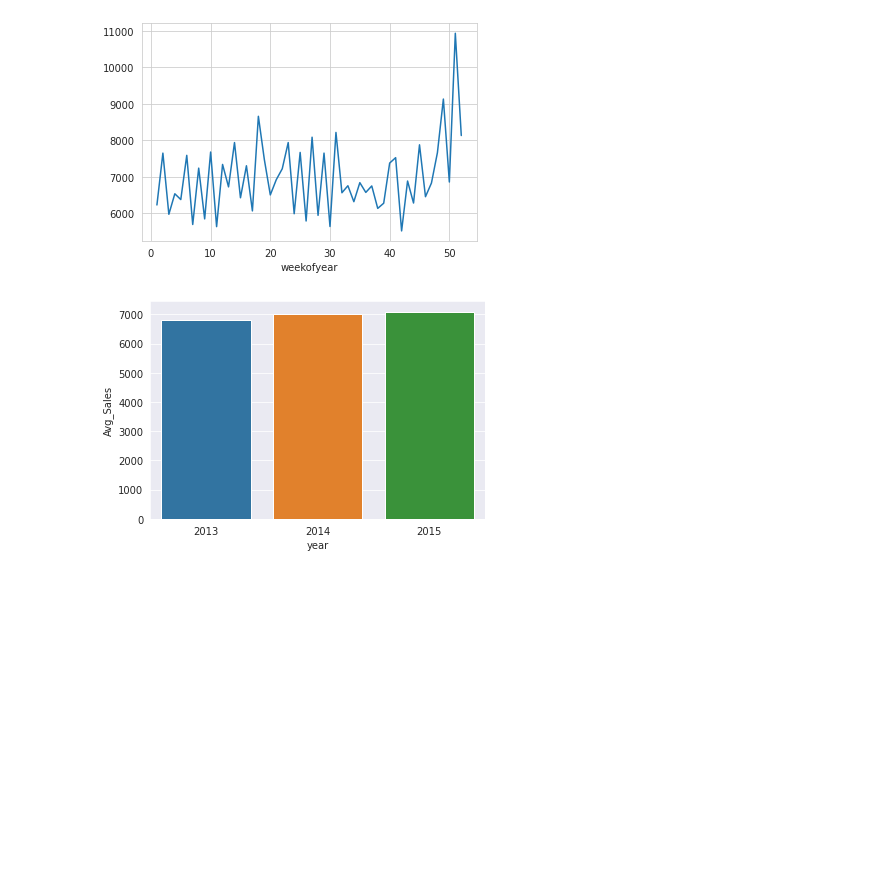
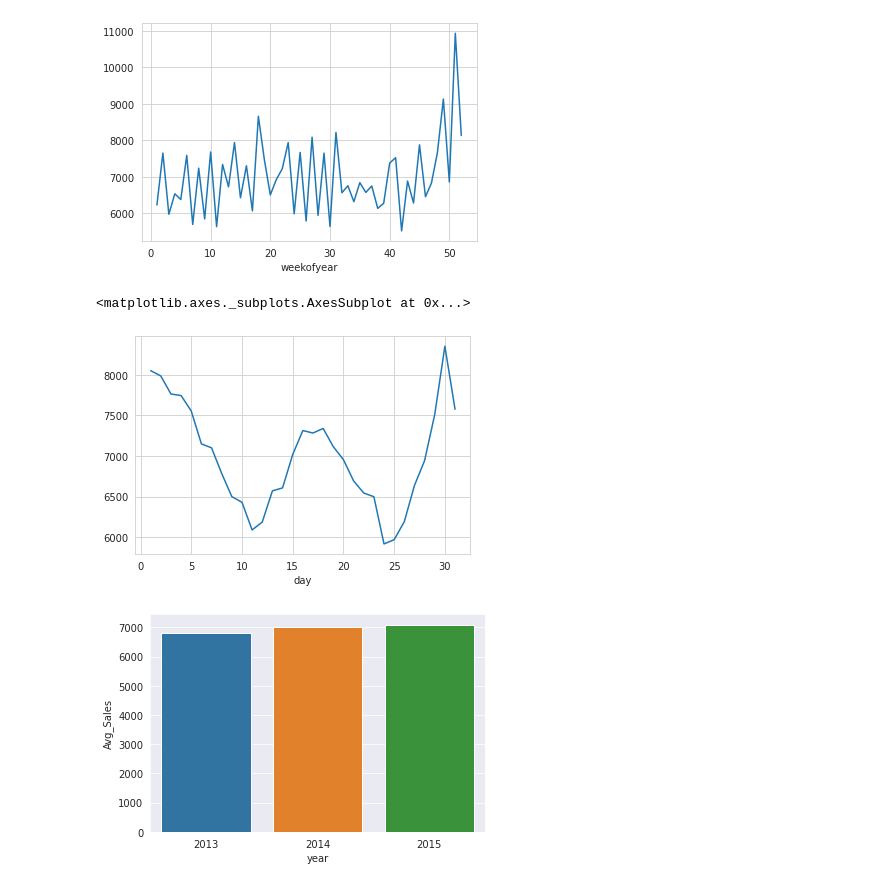
Before and after one commit to palash-21/Rossmann_Stores_Sales_Prediction, a Jupyter notebook: Rossmann_Stores_Sales_Prediction.ipynb, the cells around one changed output. Saved outputs shown, nothing was run; the diff lists cells and outputs as text; code cells hidden in the pictures; blank space fills up the shorter version.

```diff
--- a/Rossmann_Stores_Sales_Prediction.ipynb
+++ b/Rossmann_Stores_Sales_Prediction.ipynb
@@ -647,6 +614,12 @@ df1.groupby('weekofyear')['Sales'].mean().plot()
 # %% [output]
 <matplotlib.axes._subplots.AxesSubplot at 0x...>
 [figure]
+# %%
+# Date of the month vs Sales
+df1.groupby('day')['Sales'].mean().plot()
+# %% [output]
+<matplotlib.axes._subplots.AxesSubplot at 0x...>
+[figure, added]
 # %%
 # Year vs sales
 year_wise_sales_df = df1.groupby('year')['Sales'].mean().reset_index()
```
Also changed, not shown: parts of 124 cells of this notebook.
